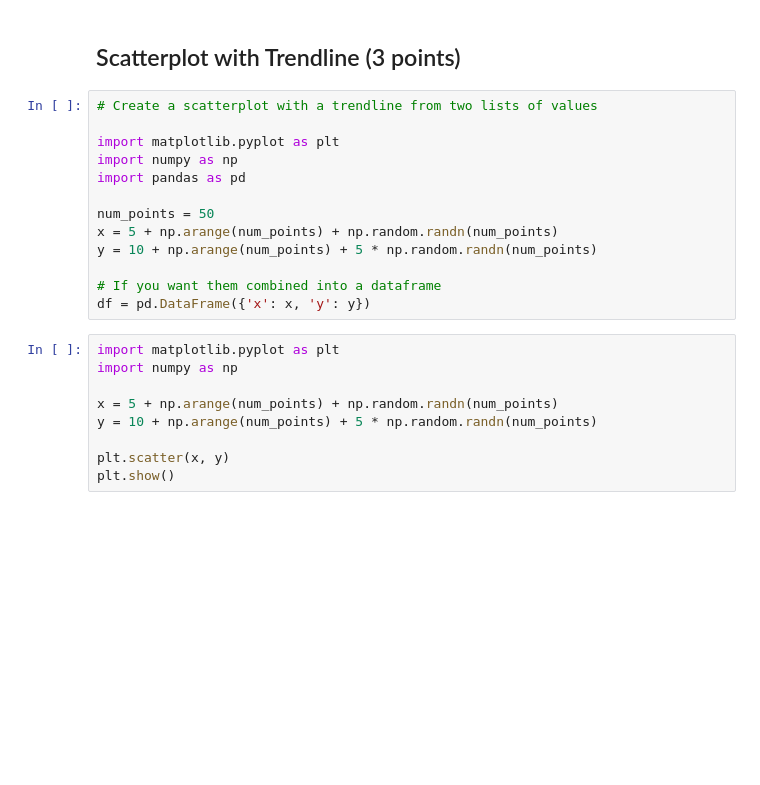
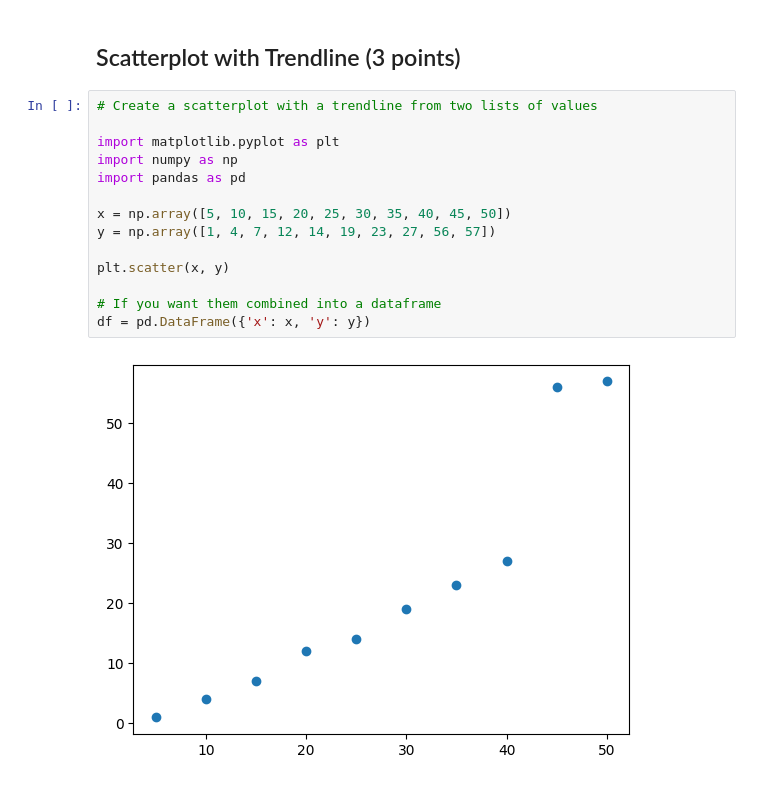
Before and after one commit to elsaspoor/first, a Jupyter notebook: homework/week-12.ipynb, the cells around one changed output. Saved outputs shown, nothing was run; the diff lists cells and outputs as text; blank space fills up the shorter version.

```diff
--- a/homework/week-12.ipynb
+++ b/homework/week-12.ipynb
@@ -35,22 +39,16 @@ print(x)
 # %%
 # Create a scatterplot with a trendline from two lists of values
 
 import matplotlib.pyplot as plt
 import numpy as np
 import pandas as pd
 
-num_points = 50
-x = 5 + np.arange(num_points) + np.random.randn(num_points)
-y = 10 + np.arange(num_points) + 5 * np.random.randn(num_points)
+x = np.array([5, 10, 15, 20, 25, 30, 35, 40, 45, 50])
+y = np.array([1, 4, 7, 12, 14, 19, 23, 27, 56, 57])
+
+plt.scatter(x, y)
 
 # If you want them combined into a dataframe
 df = pd.DataFrame({'x': x, 'y': y})
+# %% [output]
+[figure, added]
-# %%
-import matplotlib.pyplot as plt
-import numpy as np
-
-x = 5 + np.arange(num_points) + np.random.randn(num_points)
-y = 10 + np.arange(num_points) + 5 * np.random.randn(num_points)
-
-plt.scatter(x, y)
-plt.show()
```
Also changed, not shown: parts of 4 cells of this notebook.
